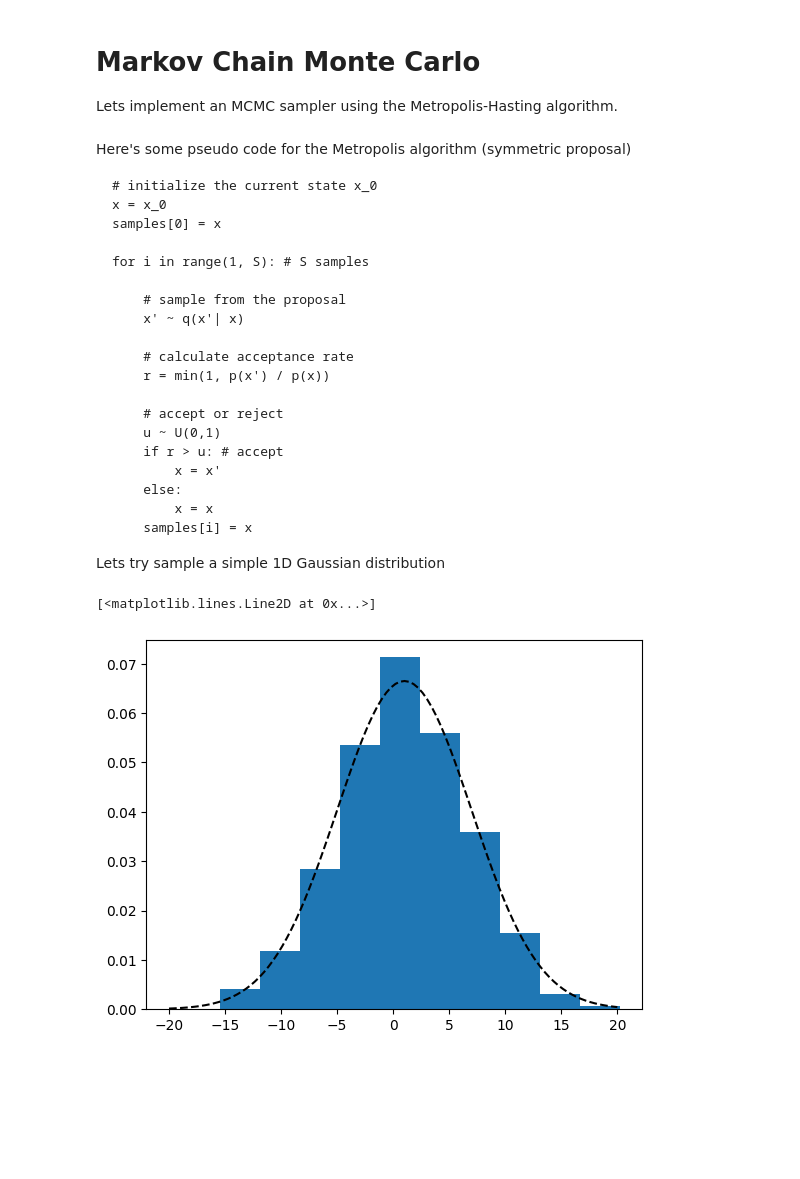
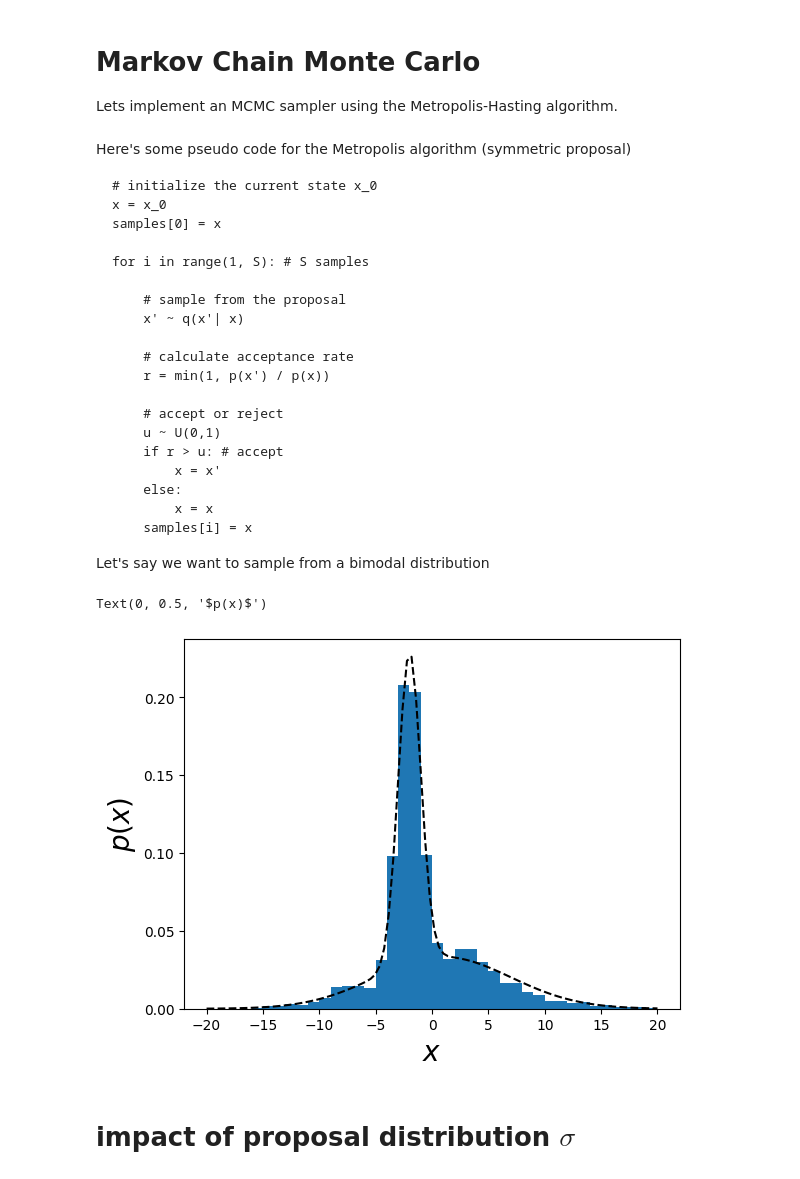
Before and after one commit to changhoonhahn/astro-ai, a Jupyter notebook: nb/week6_mcmc.ipynb, the cells around one changed output. Saved outputs shown, nothing was run; the diff lists cells and outputs as text; code cells hidden in the pictures; blank space fills up the shorter version.

Commit message:
added variance exploration of proposal distribution to MCMC MH sample

````diff
--- a/nb/week6_mcmc.ipynb
+++ b/nb/week6_mcmc.ipynb
@@ -30,35 +30,42 @@ for i in range(1, S): # S samples
     samples[i] = x
 ```
 
-Lets try sample a simple 1D Gaussian distribution
+Let's say we want to sample from a bimodal distribution
 # %%
-_p = sp.stats.norm(loc=1, scale=6)
+_p0 = sp.stats.norm(loc=1, scale=6)
+_p1 = sp.stats.norm(loc=-2, scale=1)
 def p(x):
-    return _p.pdf(x)
+    return 0.5*(_p0.pdf(x) + _p1.pdf(x))
 # %%
-def proposal_sample(x):
+def proposal_sample(x, scale=1):
     # sample proposal distribution x'~q(x'|x)
-    q = sp.stats.norm(loc=x)
+    q = sp.stats.norm(loc=x, scale=scale)
     return q.rvs()
 # %%
-x_0 = 0
-S = 10000
-samples = []
+def mcmc_mh(S=10000, x_0=0, scale=1):
+    samples = []
 
-x = x_0
-samples.append(x)
-for i in range(1, S):
-    x_p = proposal_sample(x)
-    r = np.min([1, p(x_p) / p(x)])
+    x = x_0
+    samples.append(x)
+    for i in range(1, S):
+        x_p = proposal_sample(x, scale=scale)
+        r = np.min([1, p(x_p) / p(x)])
 
-    u = np.random.uniform()
+        u = np.random.uniform()
 
-    if r > u:
-        x = x_p
-    samples.append(x)
+        if r > u:
+            x = x_p
+        samples.append(x)
+    return samples
+# %%
+samples = mcmc_mh()
 # %%
-plt.hist(samples, density=True)
+plt.hist(samples, range=(-20, 20), bins=40, density=True)
 plt.plot(np.linspace(-20, 20, 100), p(np.linspace(-20, 20, 100)), c='k', ls='--')
+plt.xlabel('$x$', fontsize=20)
+plt.ylabel('$p(x)$', fontsize=20)
 # %% [output]
-[<matplotlib.lines.Line2D at 0x...>]
+Text(0, 0.5, '$p(x)$')
-[figure, old version]
+[figure, new version]
+# %% [markdown]
+# impact of proposal distribution $\sigma$
````
Also changed, not shown: parts of 3 cells of this notebook.
